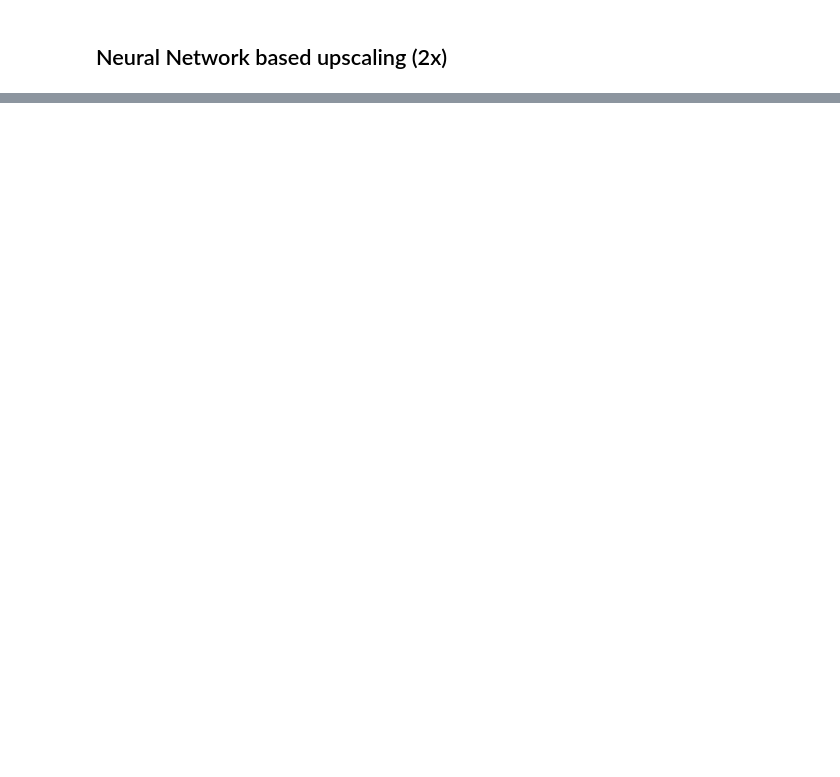
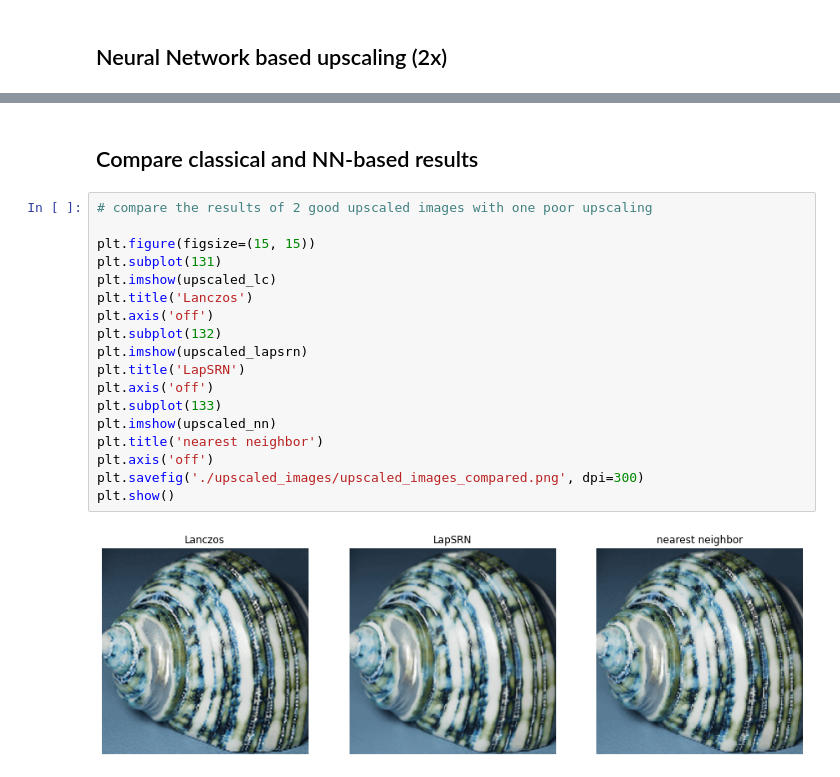
Before and after one commit to thecomputationguy/image-scaling-comparison, a Jupyter notebook: workbook.ipynb, the cells around one changed output, grey strips where cells are left out. Drawn from its saved outputs; the diff is of its cells as text; blank space fills up the shorter version.

```diff
--- a/workbook.ipynb
+++ b/workbook.ipynb
@@ -86,0 +124,22 @@ AttributeError: module 'cv2.dnn_superres' has no attribute 'DnnSuperResImpl_crea
+# %% [markdown]
+## Compare classical and NN-based results
+# %%
+# compare the results of 2 good upscaled images with one poor upscaling
+
+plt.figure(figsize=(15, 15))
+plt.subplot(131)
+plt.imshow(upscaled_lc)
+plt.title('Lanczos')
+plt.axis('off')
+plt.subplot(132)
+plt.imshow(upscaled_lapsrn)
+plt.title('LapSRN')
+plt.axis('off')
+plt.subplot(133)
+plt.imshow(upscaled_nn)
+plt.title('nearest neighbor')
+plt.axis('off')
+plt.savefig('./upscaled_images/upscaled_images_compared.png', dpi=300)
+plt.show()
+# %% [output]
+[figure, added]
```
Also changed, not shown: parts of 5 cells of this notebook.
